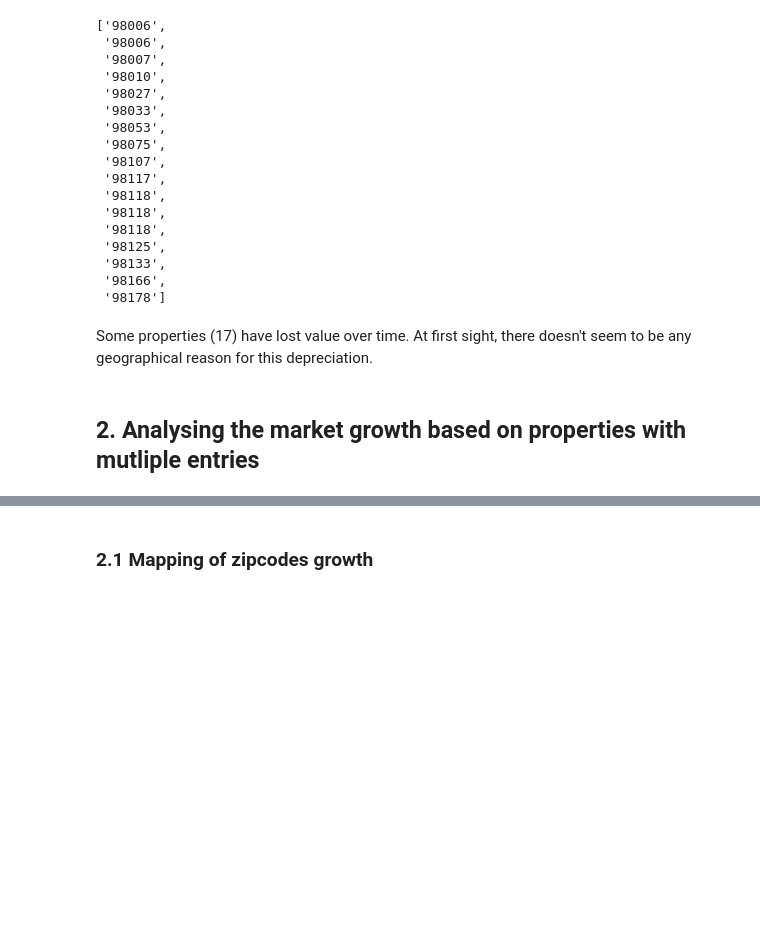
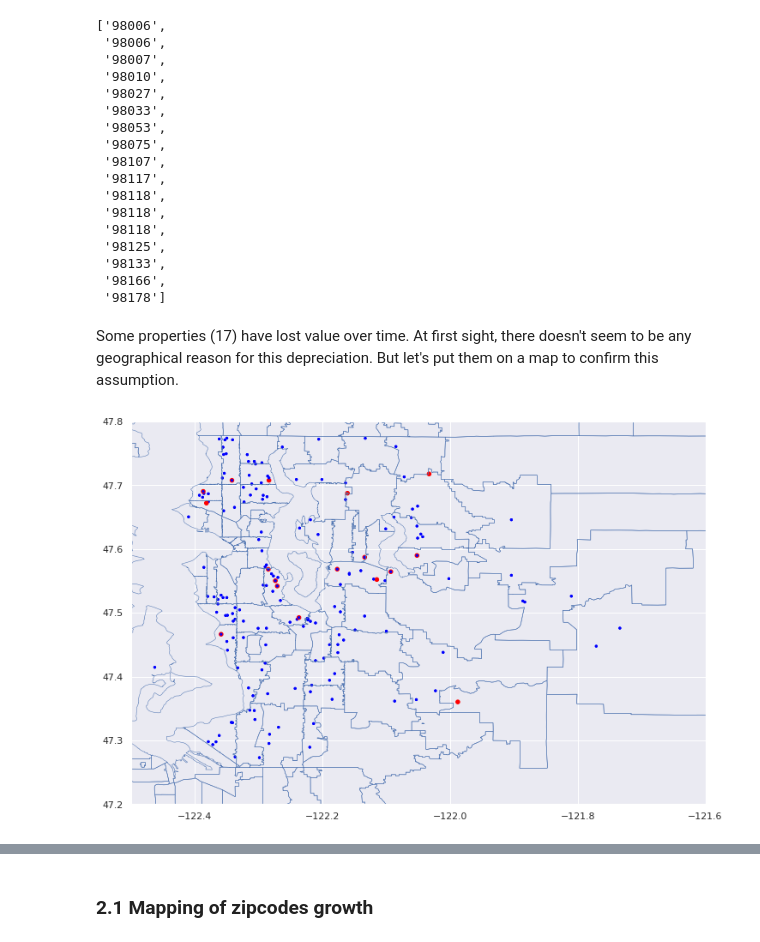
Before and after one commit to aghilissen/KayCee, a Jupyter notebook: index.ipynb, the cells around one changed output, grey strips where cells are left out. Saved outputs shown, nothing was run; the diff lists cells and outputs as text; code cells hidden in the pictures; blank space fills up the shorter version.

Commit message:
spatial analysis of properties losing values

```diff
--- a/index.ipynb
+++ b/index.ipynb
@@ -181,6 +179,6 @@ kc = kc.sort_values('date').drop_duplicates('id', keep='last')
 duplicate_properties.drop(duplicate_properties.index[317], inplace=True)
 # %%
-duplicate_properties['time_diff'] = duplicate_properties['date'].diff()
+duplicate_properties['time_diff'] = duplicate_properties['date'].diff().dt.days
 duplicate_properties['price_diff'] = duplicate_properties['price'].diff()
 duplicate_properties['rate_of_price_increase'] = duplicate_properties['price_diff'] / pd.to_numeric(duplicate_properties['time_diff'])
 # %%
@@ -234,6 +232,22 @@ sorted([duplicate_properties['zipcode'][i] for i in value_loss])
  '98166',
  '98178']
 # %% [markdown]
-Some properties (17) have lost value over time. At first sight, there doesn't seem to be any geographical reason for this depreciation.
+Some properties (17) have lost value over time. At first sight, there doesn't seem to be any geographical reason for this depreciation. But let's put them on a map to confirm this assumption.
-# %% [markdown]
-## 2. Analysing the market growth based on properties with mutliple entries
+# %%
+counties = gpd.read_file('./source/Zip_Codes/Zip_Codes.shp')
+geodf = gpd.GeoDataFrame(duplicate_properties, geometry=gpd.points_from_xy(duplicate_properties['long'], duplicate_properties['lat']))
+
+for i in geodf.index:
+    if i in value_loss:
+        geodf.loc[i,'color'] = 'red'
+        geodf.loc[i,'markersize'] = 20
+    else:
+        geodf.loc[i,'color'] = 'blue'
+        geodf.loc[i,'markersize'] = 5
+
+ax = counties.boundary.plot(linewidth=.5,)
+ax.set_ylim([47.2, 47.8])
+ax.set_xlim([-122.5, -121.6])
+geodf.plot(ax=ax, color=geodf['color'], markersize=geodf['markersize']);
+# %% [output]
+[figure, added]
```
Also changed, not shown: parts of 4 cells of this notebook.
